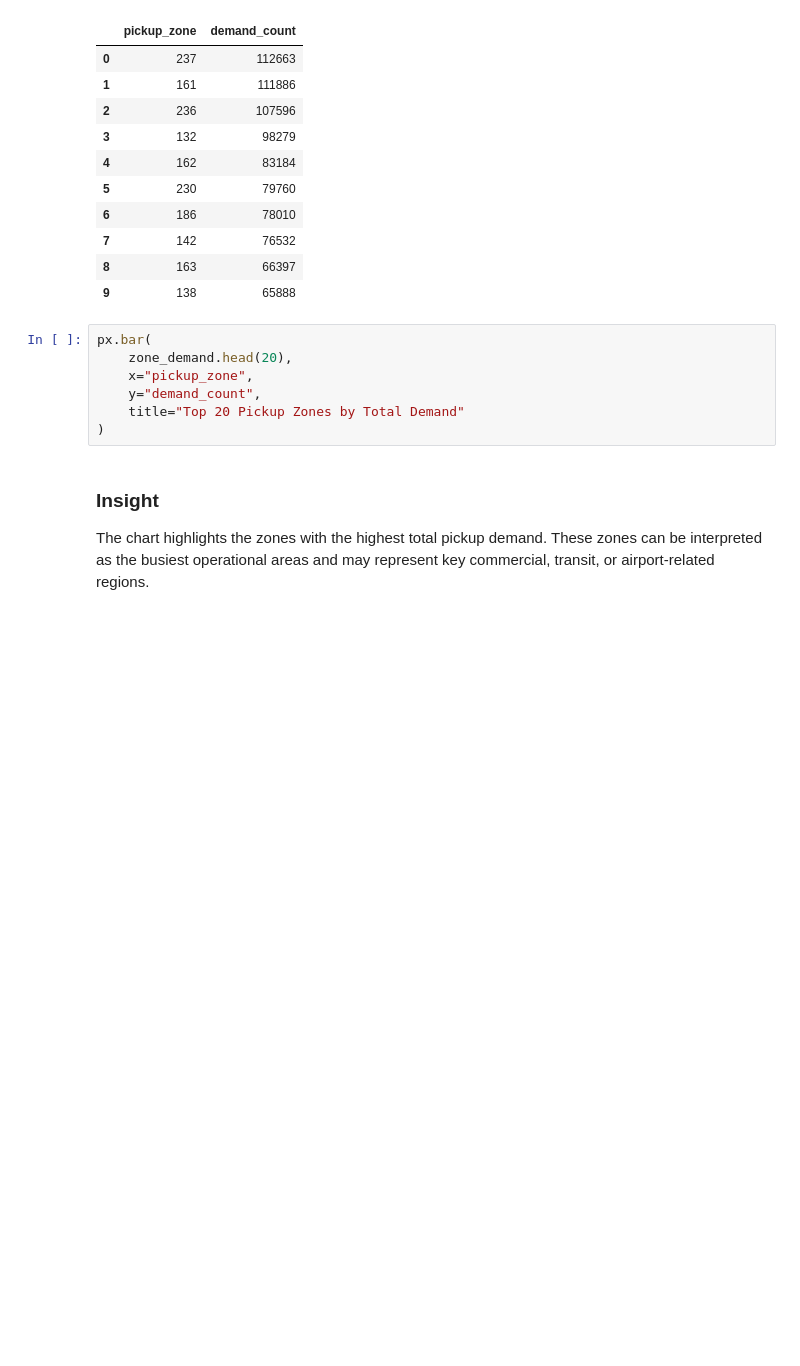
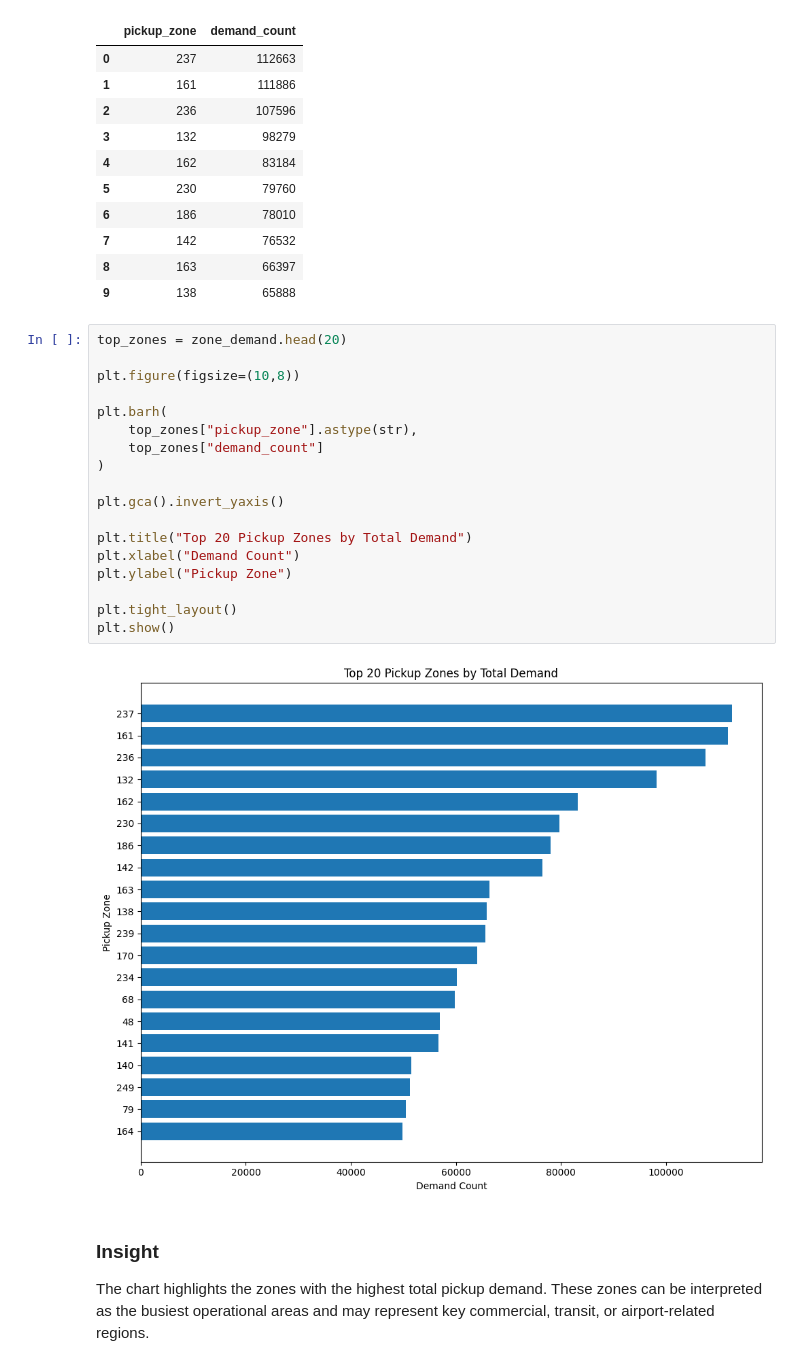
Before and after one commit to abirami2110/nyc-taxi-demand-intelligence, a Jupyter notebook: notebooks/nyc_taxi_end_to_end.ipynb, the cells around one changed output. Saved outputs shown, nothing was run; the diff lists cells and outputs as text; blank space fills up the shorter version.

```diff
--- a/notebooks/nyc_taxi_end_to_end.ipynb
+++ b/notebooks/nyc_taxi_end_to_end.ipynb
@@ -366,12 +390,25 @@ zone_demand.head(10)
 | 8 | 163 | 66397 |
 | 9 | 138 | 65888 |
 # %%
-px.bar(
-    zone_demand.head(20),
-    x="pickup_zone",
-    y="demand_count",
-    title="Top 20 Pickup Zones by Total Demand"
+top_zones = zone_demand.head(20)
+
+plt.figure(figsize=(10,8))
+
+plt.barh(
+    top_zones["pickup_zone"].astype(str),
+    top_zones["demand_count"]
 )
+
+plt.gca().invert_yaxis()
+
+plt.title("Top 20 Pickup Zones by Total Demand")
+plt.xlabel("Demand Count")
+plt.ylabel("Pickup Zone")
+
+plt.tight_layout()
+plt.show()
+# %% [output]
+[figure, added]
 # %% [markdown]
 ### Insight
 
```
Also changed, not shown: parts of 8 cells of this notebook.
